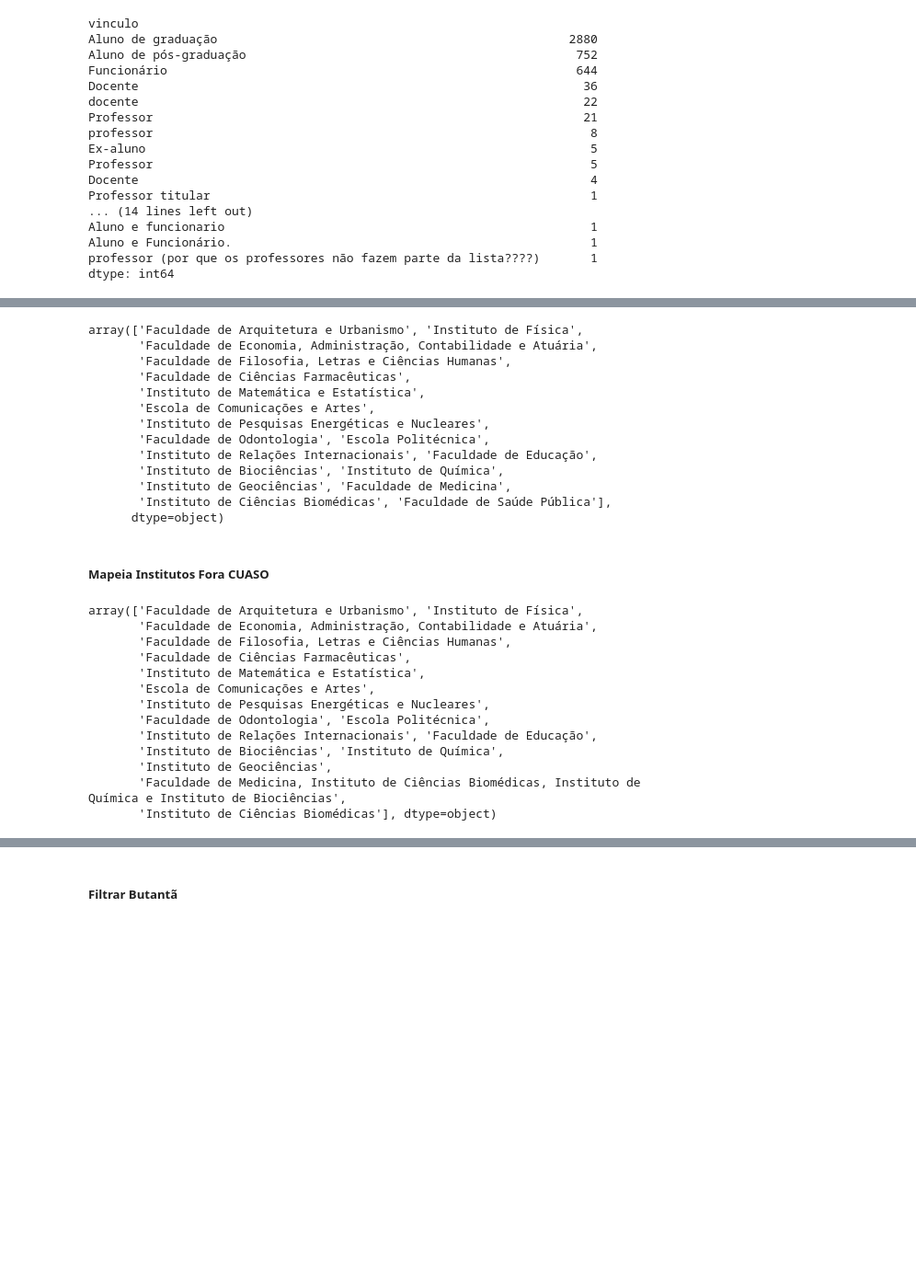
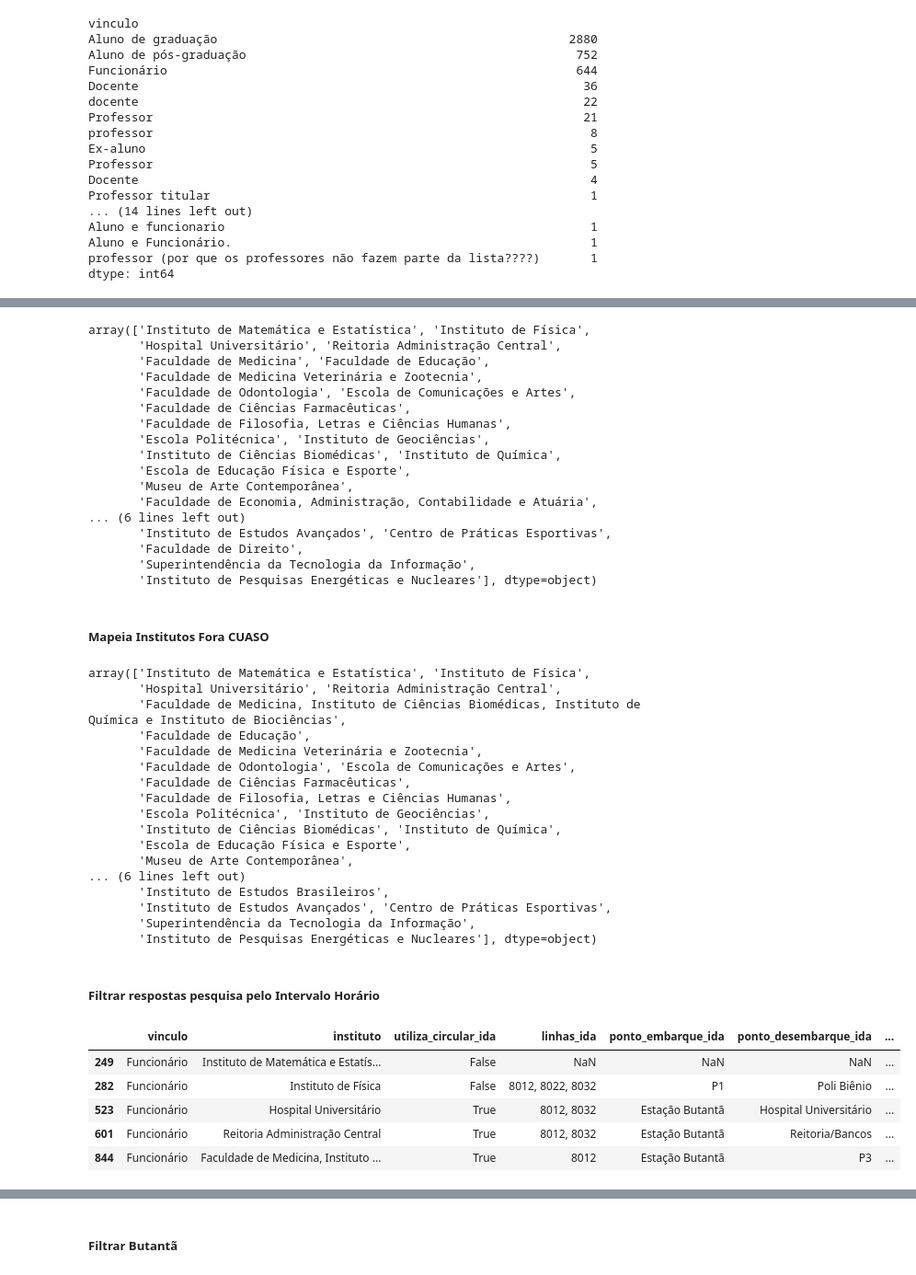
Before and after one commit to Circulares-USP/Crawler, a Jupyter notebook: import_demand.ipynb, the cells around one changed output, grey strips where cells are left out. Shown: that part at 92% size. Saved outputs shown, nothing was run; the diff lists cells and outputs as text; code cells hidden in the pictures; blank space fills up the shorter version.

```diff
--- a/import_demand.ipynb
+++ b/import_demand.ipynb
@@ -298,23 +311,27 @@ pesquisa_alunos_intervalo2['instituto'] = list(map(filtra_instituto_pesq, pesqui
 # %%
 # Filtra os Nones
 
-pesquisa_alunos_intervalo = pesquisa_alunos_intervalo2
-pesquisa_alunos_intervalo = pesquisa_alunos_intervalo[pesquisa_alunos_intervalo['instituto'].notna()]
-pesquisa_alunos_intervalo['instituto'].unique()
+pesquisa_vinculo = pesquisa_vinculo2
+pesquisa_vinculo = pesquisa_vinculo[pesquisa_vinculo['instituto'].notna()]
+pesquisa_vinculo['instituto'].unique()
 # %% [output]
-array(['Faculdade de Arquitetura e Urbanismo', 'Instituto de Física',
+array(['Instituto de Matemática e Estatística', 'Instituto de Física',
+       'Hospital Universitário', 'Reitoria Administração Central',
+       'Faculdade de Medicina', 'Faculdade de Educação',
+       'Faculdade de Medicina Veterinária e Zootecnia',
+       'Faculdade de Odontologia', 'Escola de Comunicações e Artes',
+       'Faculdade de Ciências Farmacêuticas',
+       'Faculdade de Filosofia, Letras e Ciências Humanas',
+       'Escola Politécnica', 'Instituto de Geociências',
+       'Instituto de Ciências Biomédicas', 'Instituto de Química',
+       'Escola de Educação Física e Esporte',
+       'Museu de Arte Contemporânea',
        'Faculdade de Economia, Administração, Contabilidade e Atuária',
-       'Faculdade de Filosofia, Letras e Ciências Humanas',
-       'Faculdade de Ciências Farmacêuticas',
-       'Instituto de Matemática e Estatística',
-       'Escola de Comunicações e Artes',
-       'Instituto de Pesquisas Energéticas e Nucleares',
-       'Faculdade de Odontologia', 'Escola Politécnica',
-       'Instituto de Relações Internacionais', 'Faculdade de Educação',
-       'Instituto de Biociências', 'Instituto de Química',
-       'Instituto de Geociências', 'Faculdade de Medicina',
-       'Instituto de Ciências Biomédicas', 'Faculdade de Saúde Pública'],
-      dtype=object)
+... (6 lines left out)
+       'Instituto de Estudos Avançados', 'Centro de Práticas Esportivas',
+       'Faculdade de Direito',
+       'Superintendência da Tecnologia da Informação',
+       'Instituto de Pesquisas Energéticas e Nucleares'], dtype=object)
 # %% [markdown]
 ##### Mapeia Institutos Fora CUASO
 # %%
@@ -334,16 +351,31 @@ pesquisa_alunos_intervalo = pesquisa_alunos_intervalo2
 # %%
-pesquisa_alunos_intervalo['instituto'].unique()
+pesquisa_vinculo['instituto'].unique()
 # %% [output]
-array(['Faculdade de Arquitetura e Urbanismo', 'Instituto de Física',
-       'Faculdade de Economia, Administração, Contabilidade e Atuária',
+array(['Instituto de Matemática e Estatística', 'Instituto de Física',
+       'Hospital Universitário', 'Reitoria Administração Central',
+       'Faculdade de Medicina, Instituto de Ciências Biomédicas, Instituto de Química e Instituto de Biociências',
+       'Faculdade de Educação',
+       'Faculdade de Medicina Veterinária e Zootecnia',
+       'Faculdade de Odontologia', 'Escola de Comunicações e Artes',
+       'Faculdade de Ciências Farmacêuticas',
        'Faculdade de Filosofia, Letras e Ciências Humanas',
-       'Faculdade de Ciências Farmacêuticas',
-       'Instituto de Matemática e Estatística',
-       'Escola de Comunicações e Artes',
-       'Instituto de Pesquisas Energéticas e Nucleares',
-       'Faculdade de Odontologia', 'Escola Politécnica',
-       'Instituto de Relações Internacionais', 'Faculdade de Educação',
-       'Instituto de Biociências', 'Instituto de Química',
-       'Instituto de Geociências',
-       'Faculdade de Medicina, Instituto de Ciências Biomédicas, Instituto de Química e Instituto de Biociências',
-       'Instituto de Ciências Biomédicas'], dtype=object)
+       'Escola Politécnica', 'Instituto de Geociências',
+       'Instituto de Ciências Biomédicas', 'Instituto de Química',
+       'Escola de Educação Física e Esporte',
+       'Museu de Arte Contemporânea',
+... (6 lines left out)
+       'Instituto de Estudos Brasileiros',
+       'Instituto de Estudos Avançados', 'Centro de Práticas Esportivas',
+       'Superintendência da Tecnologia da Informação',
+       'Instituto de Pesquisas Energéticas e Nucleares'], dtype=object)
+# %% [markdown]
+##### Filtrar respostas pesquisa pelo Intervalo Horário
+# %%
+pesquisa_vinculo.head()
+# %% [output]
+|  | vinculo | instituto | utiliza_circular_ida | linhas_ida | ponto_embarque_ida | ponto_desembarque_ida | ... |
+| 249 | Funcionário | Instituto de Matemática e Estatís... | False | NaN | NaN | NaN | ... |
+| 282 | Funcionário | Instituto de Física | False | 8012, 8022, 8032 | P1 | Poli Biênio | ... |
+| 523 | Funcionário | Hospital Universitário | True | 8012, 8032 | Estação Butantã | Hospital Universitário | ... |
+| 601 | Funcionário | Reitoria Administração Central | True | 8012, 8032 | Estação Butantã | Reitoria/Bancos | ... |
+| 844 | Funcionário | Faculdade de Medicina, Instituto ... | True | 8012 | Estação Butantã | P3 | ... |
```
Also changed, not shown: parts of 44 cells of this notebook, 1 other file.
